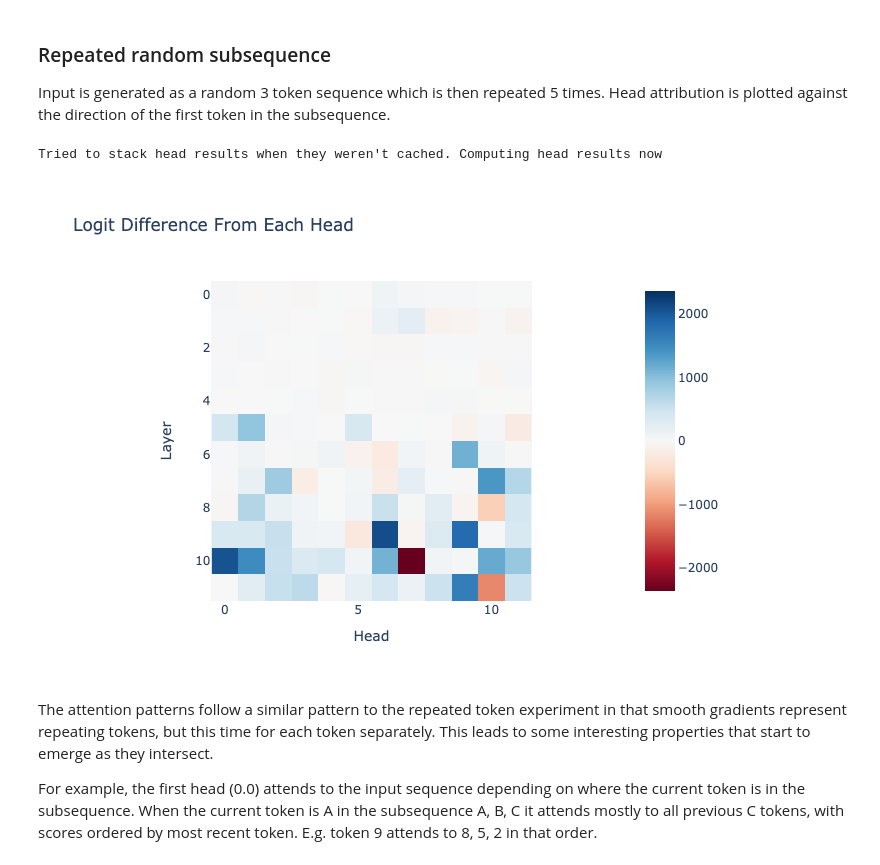
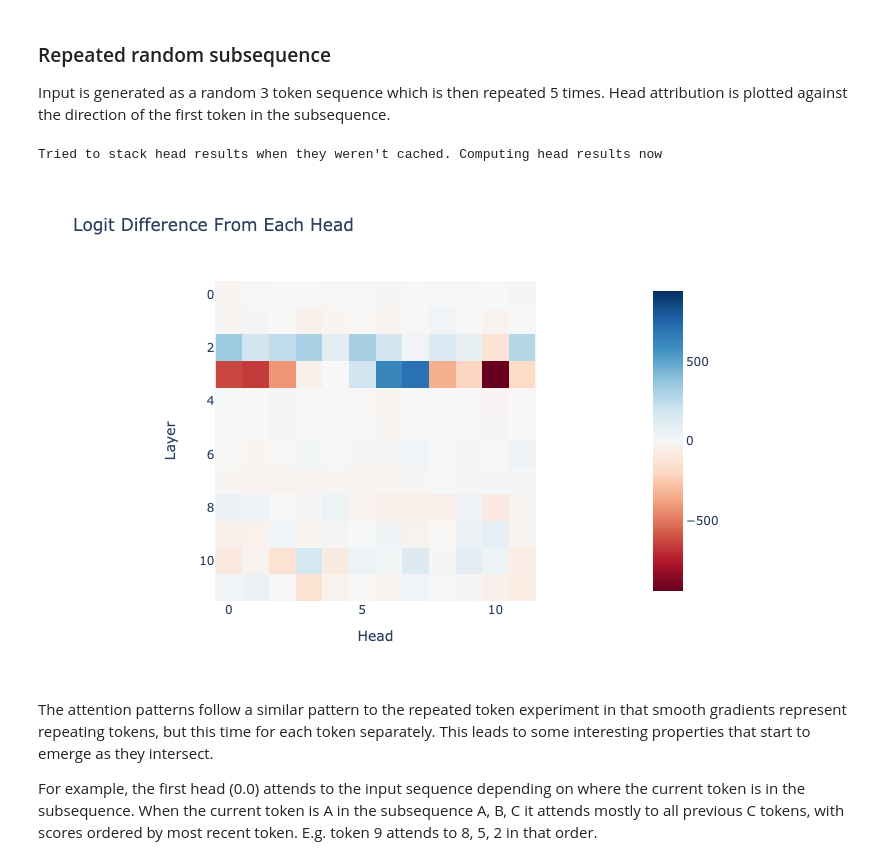
Before and after one commit to layterz/experiments, a Jupyter notebook: notebooks/pathological-inputs.ipynb, the cells around one changed output. Cells and saved outputs as stored; diff of their text form; code cells hidden in the pictures.

Commit message:
attention token wip

```diff
--- a/notebooks/pathological-inputs.ipynb
+++ b/notebooks/pathological-inputs.ipynb
@@ -246,23 +468,26 @@ Input is generated as a random 3 token sequence which is then repeated 5 times.
 # %%
 random_tokens = torch.randint(0, 50257, (100, 3)).to(device)
 random_tokens = random_tokens.repeat(1, 5)
 first_tokens = torch.index_select(random_tokens, 1, torch.tensor([0]).to(device)).to(device)
 first_token_direction = cache.model.tokens_to_residual_directions(first_tokens)
-_, cache = model.run_with_cache(random_tokens)
+prompts = model.to_string(random_tokens)
+prompts = [(p, ()) for p in prompts]
+_, cache = model.run_with_cache([p for p, _ in prompts])
+cache.prompts = prompts
 heads = calculate_head_contribution(cache, first_token_direction.squeeze(1))
 
 fig = px.imshow(
     heads.cpu(),
     labels={"x": "Head", "y": "Layer"},
     title="Logit Difference From Each Head",
     color_continuous_midpoint=0.0,
     color_continuous_scale="RdBu",
 )
 
 fig
 # %% [output]
 Tried to stack head results when they weren't cached. Computing head results now
-[figure, old version]
+[figure, new version]
 # %% [markdown]
 The attention patterns follow a similar pattern to the repeated token experiment in that smooth gradients represent repeating tokens, but this time for each token separately. This leads to some interesting properties that start to emerge as they intersect.
 
```
Also changed, not shown: parts of 10 cells of this notebook, 3 other files.
